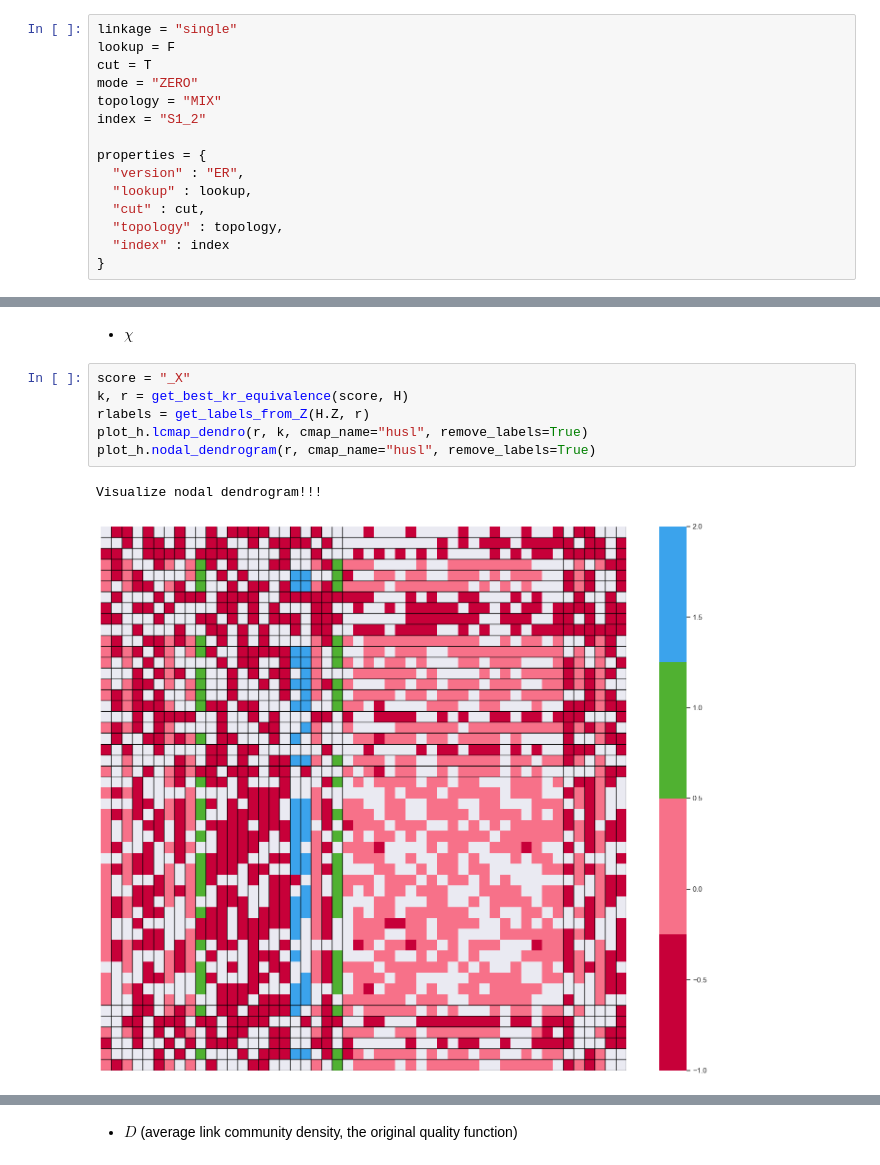
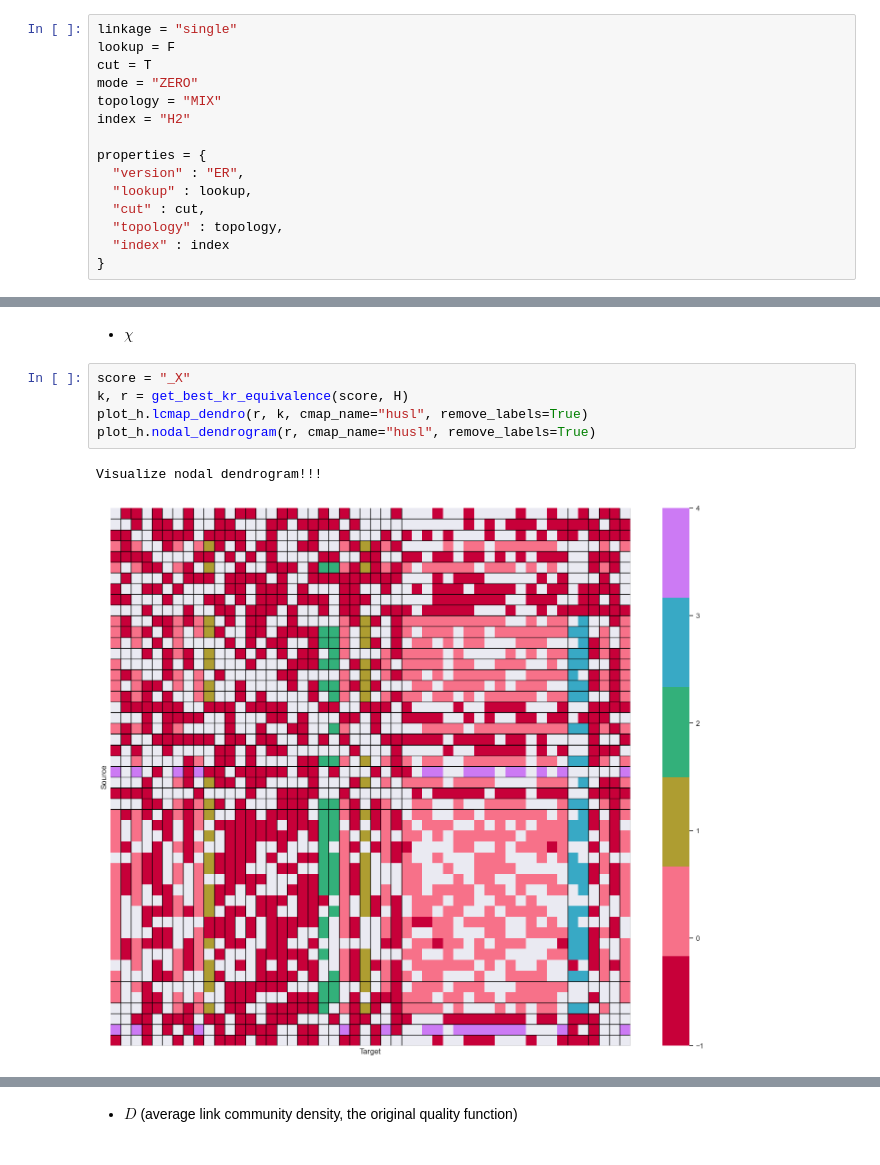
Before and after one commit to mrtnzrm2/ELK, a Jupyter notebook: ER_example.ipynb, the cells around one changed output, grey strips where cells are left out. Drawn from its saved outputs; the diff is of its cells as text.

```diff
--- a/ER_example.ipynb
+++ b/ER_example.ipynb
@@ -33,7 +33,7 @@ lookup = F
 cut = T
 mode = "ZERO"
 topology = "MIX"
-index = "S1_2"
+index = "H2"
 
 properties = {
   "version" : "ER",
@@ -148,9 +147,8 @@ Visualize nodal dendrogram!!!
 # %%
 score = "_X"
 k, r = get_best_kr_equivalence(score, H)
-rlabels = get_labels_from_Z(H.Z, r)
 plot_h.lcmap_dendro(r, k, cmap_name="husl", remove_labels=True)
 plot_h.nodal_dendrogram(r, cmap_name="husl", remove_labels=True)
 # %% [output]
 Visualize nodal dendrogram!!!
-[figure, old version]
+[figure, new version]
```
Also changed, not shown: parts of 6 cells of this notebook, 12 other files.
